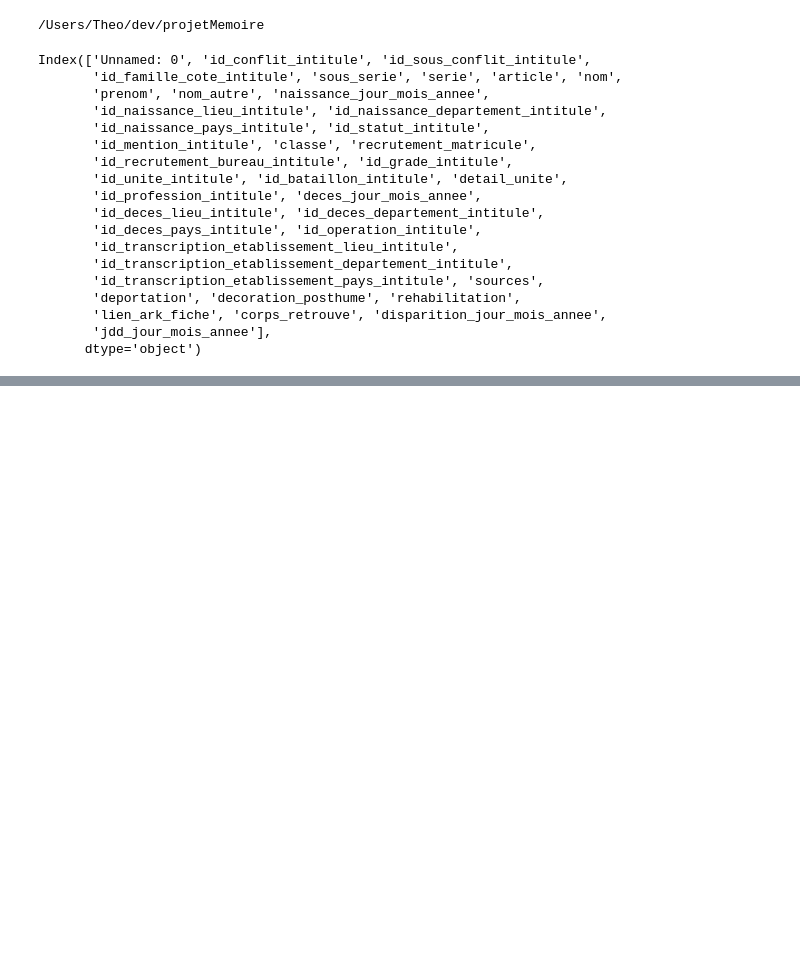
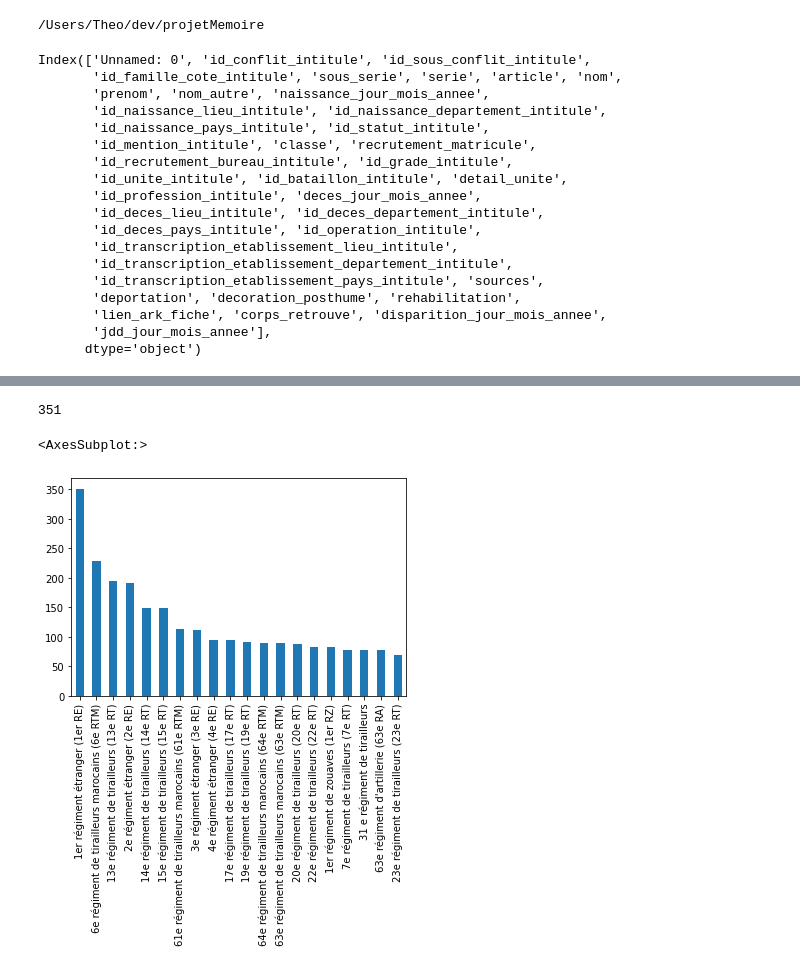
Before and after one commit to the0phil3/projetMemoire, a Jupyter notebook: dbManip.ipynb, the cells around one changed output, grey strips where cells are left out. Saved outputs shown, nothing was run; the diff lists cells and outputs as text; code cells hidden in the pictures; blank space fills up the shorter version.

Commit message:
first graphic completed, deaths by regiment

```diff
--- a/dbManip.ipynb
+++ b/dbManip.ipynb
@@ -53,0 +70,4 @@ Name: recrutement_matricule, dtype: float64
+# %%
+unitList = dict(Counter(db['id_unite_intitule']))
+regiments=list(unitList.keys())
+KIA=list(unitList.values())
@@ -53,0 +94,14 @@ Name: recrutement_matricule, dtype: float64
+# %%
+mortsparRegiment=pd.DataFrame.from_dict(unitList, orient='index')
+mortsparRegiment.columns= ["Morts"]
+# %%
+mortsparRegiment=mortsparRegiment.sort_values(by=["Morts"],ascending=False)
+# %%
+mortsparRegiment['Morts'][0]
+# %% [output]
+351
+# %%
+mortsparRegiment['Morts'][0:20].plot(kind='bar')
+# %% [output]
+<AxesSubplot:>
+[figure, added]
```
Also changed, not shown: parts of 6 cells of this notebook.
